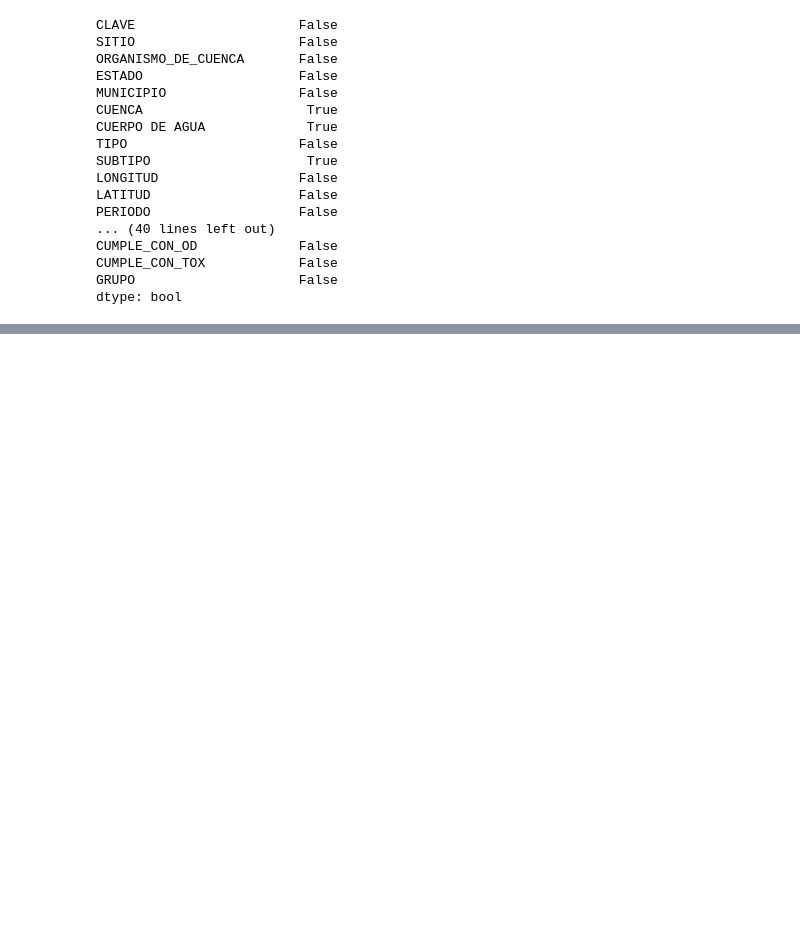
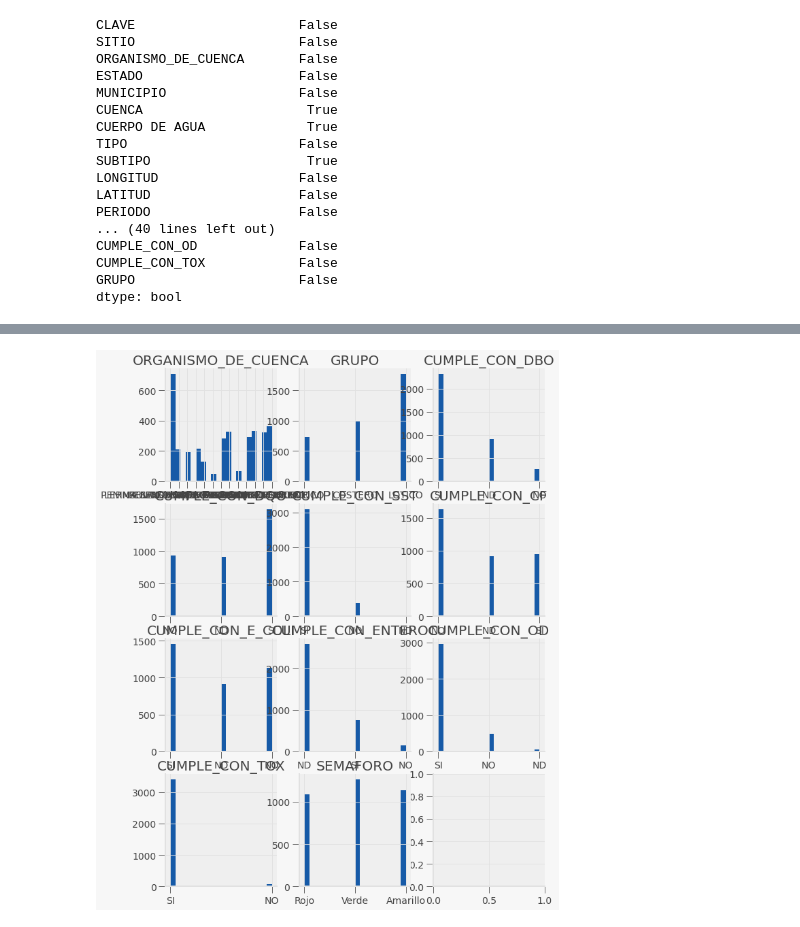
Before and after one commit to PosgradoMNA/actividades-del-projecto-equipo_104, a Jupyter notebook: Reto1.ipynb, the cells around one changed output, grey strips where cells are left out. Saved outputs shown, nothing was run; the diff lists cells and outputs as text; code cells hidden in the pictures; blank space fills up the shorter version.

```diff
--- a/Reto1.ipynb
+++ b/Reto1.ipynb
@@ -221,0 +160,11 @@ dtype: bool
+# %%
+columns = ['CLAVE', 'ORGANISMO_DE_CUENCA', 'GRUPO', 'SUBTIPO', 'LONGITUD', 'LATITUD']
+# %%
+for i in df.columns:
+    if i[:6] == 'CUMPLE':
+        columns.append(i)
+
+columns.append('SEMAFORO')
+# %%
+df_superficiales = df[columns]
+df_superficiales
@@ -221,0 +204,3 @@ dtype: bool
+# %%
+columns_o = df_superficiales.columns[np.array(df_superficiales.dtypes.astype(str)=='object')]
+df_superficiales[columns_o].describe()
@@ -396,0 +251,15 @@ Amarillo_df_means
+# %%
+a = columns_o.tolist()
+a.remove('CLAVE')
+a.remove('SUBTIPO')
+
+fig, axes = plt.subplots(4, 3, figsize =(10, 14))
+
+for i in range(len(a)):
+    plt.subplot(4,3,i+1)
+    plt.hist(df_superficiales[a[i]], 20)
+    plt.title(a[i])
+
+plt.show()
+# %% [output]
+[figure, added]
```
Also changed, not shown: parts of 44 cells of this notebook.
